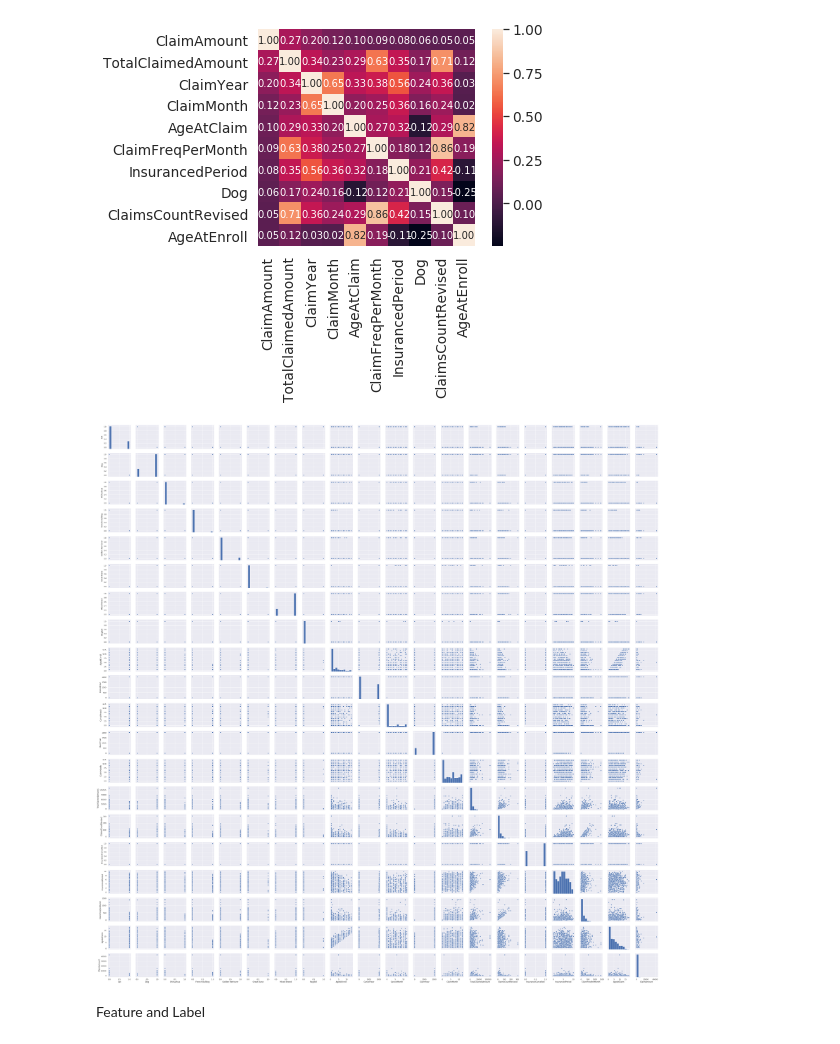
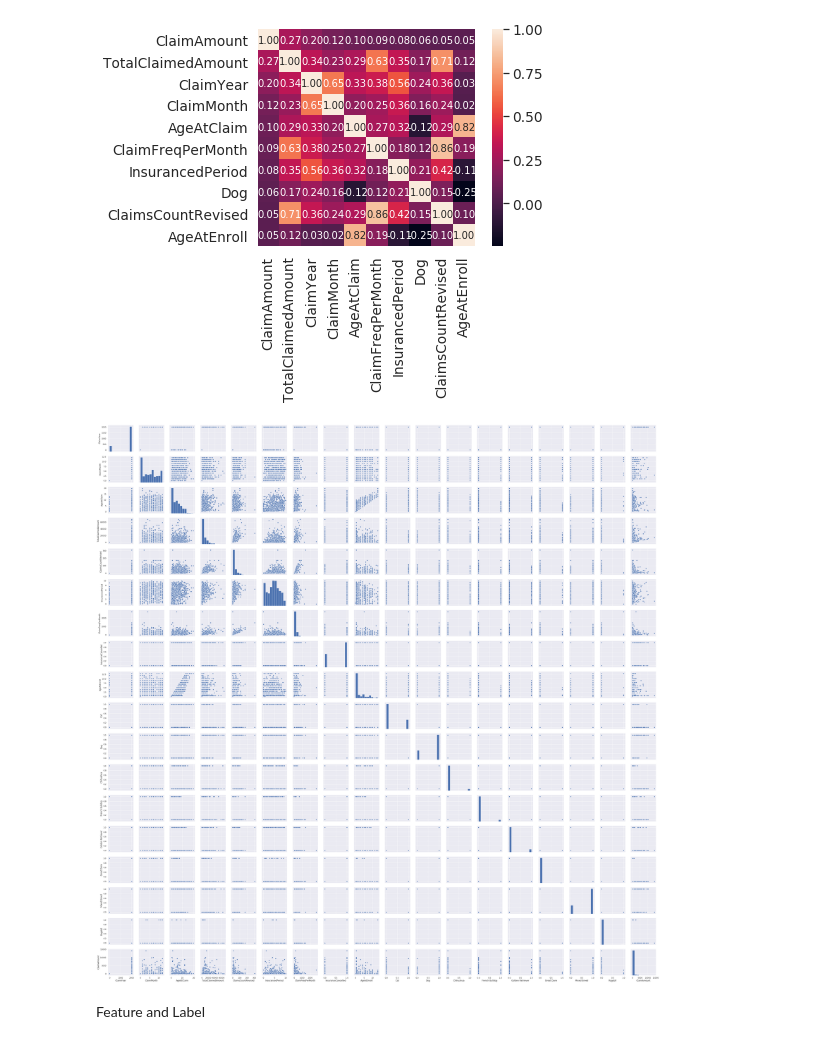
Before and after one commit to aptr288/Claim_prediction, a Jupyter notebook: Claim_Prediction_Codebase_Final.ipynb, the cells around one changed output. Drawn from its saved outputs; the diff is of its cells as text; code cells hidden in the pictures.

```diff
--- a/Claim_Prediction_Codebase_Final.ipynb
+++ b/Claim_Prediction_Codebase_Final.ipynb
@@ -271,13 +271,12 @@ Column list with added new features =>
 # Feature Selection
 # %%
 #Selecting features from whole set of existing columns
-selected_features = ['ClaimYear', 'ClaimMonth', 'AgeAtClaim',
+selected_features = ['ClaimYear', 'ClaimMonth', 'ClaimAmount', 'AgeAtClaim',
        'TotalClaimedAmount', 'ClaimsCountRevised', 'InsurancedPeriod',
        'ClaimFreqPerMonth', 'InsuranceCancelled',
-       'AgeAtEnroll', 'EnrollYear', 'EnrollMonth',  'CancelYear',
-       'CancelMonth',  'Cat', 'Dog', 'Chihuahua', 'French Bulldog',
+       'AgeAtEnroll',  'Cat', 'Dog', 'Chihuahua', 'French Bulldog',
        'Golden Retriever', 'Great Dane', 'Mixed Breed', 'Ragdoll' ]
-selected_features.append('ClaimAmount')
+
 
 final_features_selected = claim_data_per_pet_month[selected_features]
 final_features_selected.head()
@@ -296,7 +295,8 @@ final_features_selected_None = final_features_selected.fillna('None')
 cols = ['CancelYear', 'CancelMonth', 'ClaimYear', 'ClaimMonth' ]
 #casting the columns
 for i in cols:
-  final_features_selected[i] = final_features_selected[i].astype(int)
+  if (i in final_features_selected.columns):
+    final_features_selected[i] = final_features_selected[i].astype(int)
 final_features_selected.head()
 # %% [output]
 |  | ClaimYear | ClaimMonth | AgeAtClaim | TotalClaimedAmount | ClaimsCountRevised | InsurancedPeriod | ... |
@@ -331,11 +331,10 @@ plt.show()
 # %%
 #Data distribution display
 sns.set()
-cols = ['Cat', 'Dog', 'Chihuahua', 'French Bulldog', 'Golden Retriever', 'Great Dane', 'Mixed Breed', 'Ragdoll', 'AgeAtEnroll', 	'CancelYear',	'CancelMonth',		'ClaimYear',	'ClaimMonth',  'TotalClaimedAmount', 'ClaimsCountRevised', 'InsuranceCancelled', 'InsurancedPeriod' , 'ClaimFreqPerMonth', 'AgeAtClaim', 'ClaimAmount' ]
-sns.pairplot(final_features_selected[cols].sample(1000), height = 2.5)
+sns.pairplot(final_features_selected[selected_features].sample(1000), height = 2.5)
 plt.show();
 # %% [output]
-[figure, old version]
+[figure, new version]
 # %% [markdown]
 Feature and Label
 # %%
```
Also changed, not shown: parts of 28 cells of this notebook.
